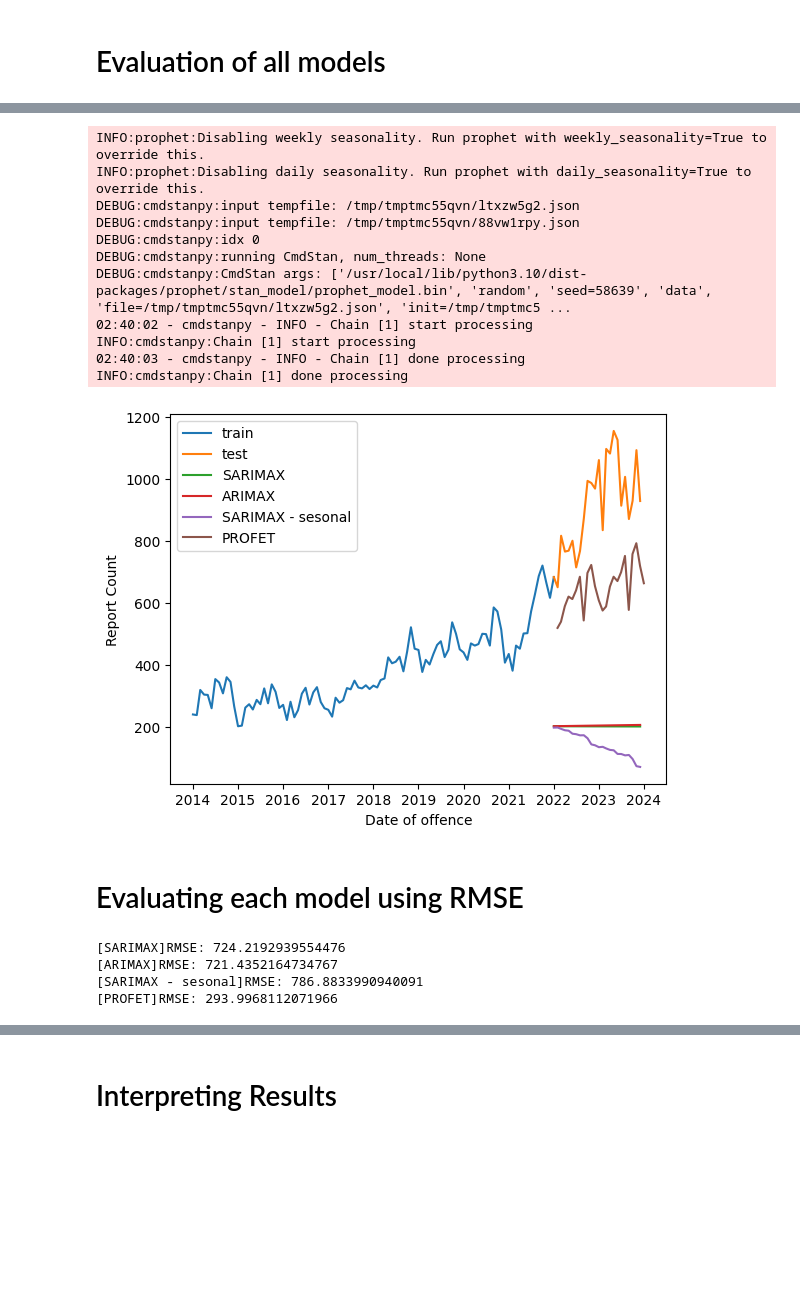
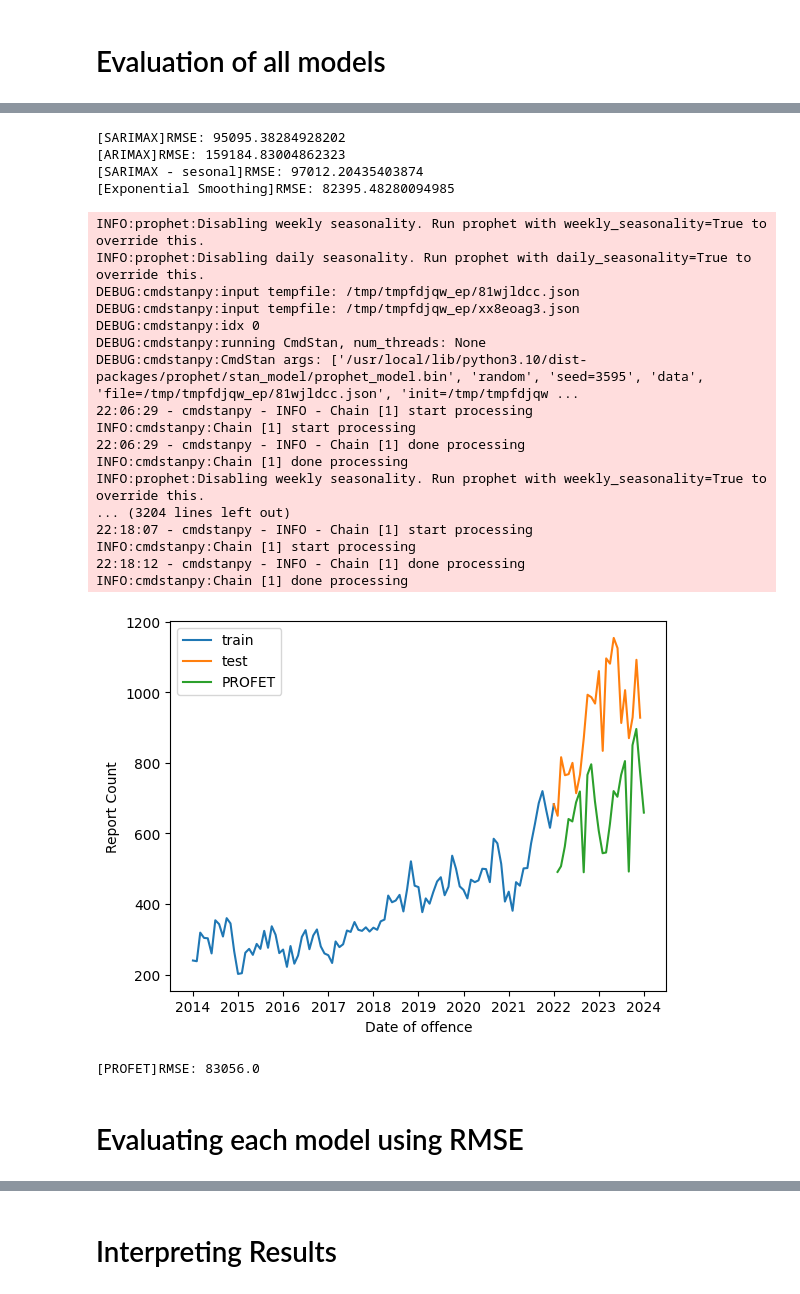
Before and after one commit to DavidToca/ML-Toronto-AutoTheft, a Jupyter notebook: ML_AutoTheft_Toronto.ipynb, the cells around one changed output, grey strips where cells are left out. Saved outputs shown, nothing was run; the diff lists cells and outputs as text; code cells hidden in the pictures; blank space fills up the shorter version.

```diff
--- a/ML_AutoTheft_Toronto.ipynb
+++ b/ML_AutoTheft_Toronto.ipynb
@@ -379,8 +379,18 @@ from sklearn.linear_model import LinearRegression
 import matplotlib.pyplot as plt
 import seaborn as sns
 
-train = ts_per_month[ts_per_month.index <= pd.to_datetime("2022-01-01", format='%Y-%m-%d')].sort_index()
-test = ts_per_month[ts_per_month.index >= pd.to_datetime("2022-01-01", format='%Y-%m-%d')].sort_index()
+
+train = ts_per_month[ts_per_month.index <= "2022-01-01"].sort_index()
+test = ts_per_month[ts_per_month.index >= "2022-01-01"].sort_index()
+
+# For linear regresion, we can add an index value
+indexes_numb = np.arange(len(ts_per_month.index)+1)
+
+X_train = [[x] for x in indexes_numb[0: len(train)]]
+y_train = train.values
+
+X_test = [[x] for x in indexes_numb[len(train): len(indexes_numb)]]
+y_test = test.values
 
 DEFAULT_GRAPHS = {
     "train": train,
@@ -465,41 +646,43 @@ def evaluate_profet():
+# %%
+evaluate_performance_models(arimax_models)
+# %% [output]
+[SARIMAX]RMSE: 95095.38284928202
+[ARIMAX]RMSE: 159184.83004862323
+[SARIMAX - sesonal]RMSE: 97012.20435403874
+[Exponential Smoothing]RMSE: 82395.48280094985
 # %%
 import numpy as np
 from sklearn.metrics import mean_squared_error
 
-
-models_test_result = {
-    "SARIMAX": evaluate_sarimax(),
-    "ARIMAX": evaluate_arimax(),
-    "SARIMAX - sesonal": evaluate_sarimax_sesonal(),
-    "PROFET": evaluate_profet()
+opensource_models = {
+    "PROFET": evaluate_profet(),
     # TODO (add more models, eg. LSTM or an opensource model)
 }
 
 
-def evaluate_model_result(y_predicted_df):
-  return np.sqrt(mean_squared_error(test.values, y_predicted_df.values))
-
-display_autotheft(models_test_result)
+display_autotheft(opensource_models)
 # %% [output]
 INFO:prophet:Disabling weekly seasonality. Run prophet with weekly_seasonality=True to override this.
 INFO:prophet:Disabling daily seasonality. Run prophet with daily_seasonality=True to override this.
-DEBUG:cmdstanpy:input tempfile: /tmp/tmptmc55qvn/ltxzw5g2.json
-DEBUG:cmdstanpy:input tempfile: /tmp/tmptmc55qvn/88vw1rpy.json
+DEBUG:cmdstanpy:input tempfile: /tmp/tmpfdjqw_ep/81wjldcc.json
+DEBUG:cmdstanpy:input tempfile: /tmp/tmpfdjqw_ep/xx8eoag3.json
 DEBUG:cmdstanpy:idx 0
 DEBUG:cmdstanpy:running CmdStan, num_threads: None
-DEBUG:cmdstanpy:CmdStan args: ['/usr/local/lib/python3.10/dist-packages/prophet/stan_model/prophet_model.bin', 'random', 'seed=58639', 'data', 'file=/tmp/tmptmc55qvn/ltxzw5g2.json', 'init=/tmp/tmptmc5 ...
-02:40:02 - cmdstanpy - INFO - Chain [1] start processing
+DEBUG:cmdstanpy:CmdStan args: ['/usr/local/lib/python3.10/dist-packages/prophet/stan_model/prophet_model.bin', 'random', 'seed=3595', 'data', 'file=/tmp/tmpfdjqw_ep/81wjldcc.json', 'init=/tmp/tmpfdjqw ...
+22:06:29 - cmdstanpy - INFO - Chain [1] start processing
 INFO:cmdstanpy:Chain [1] start processing
-02:40:03 - cmdstanpy - INFO - Chain [1] done processing
+22:06:29 - cmdstanpy - INFO - Chain [1] done processing
 INFO:cmdstanpy:Chain [1] done processing
+INFO:prophet:Disabling weekly seasonality. Run prophet with weekly_seasonality=True to override this.
+... (3204 lines left out)
+22:18:07 - cmdstanpy - INFO - Chain [1] start processing
+INFO:cmdstanpy:Chain [1] start processing
+22:18:12 - cmdstanpy - INFO - Chain [1] done processing
+INFO:cmdstanpy:Chain [1] done processing
-[figure, old version]
+[figure, new version]
+# %%
+evaluate_performance_models(opensource_models)
+# %% [output]
+[PROFET]RMSE: 83056.0
 # %% [markdown]
 # Evaluating each model using RMSE
-# %%
-for label, model_result in models_test_result.items():
-  print(f"[{label}]RMSE: {evaluate_model_result(model_result)}")
-# %% [output]
-[SARIMAX]RMSE: 724.2192939554476
-[ARIMAX]RMSE: 721.4352164734767
-[SARIMAX - sesonal]RMSE: 786.8833990940091
-[PROFET]RMSE: 293.9968112071966
```
Also changed, not shown: parts of 15 cells of this notebook.
